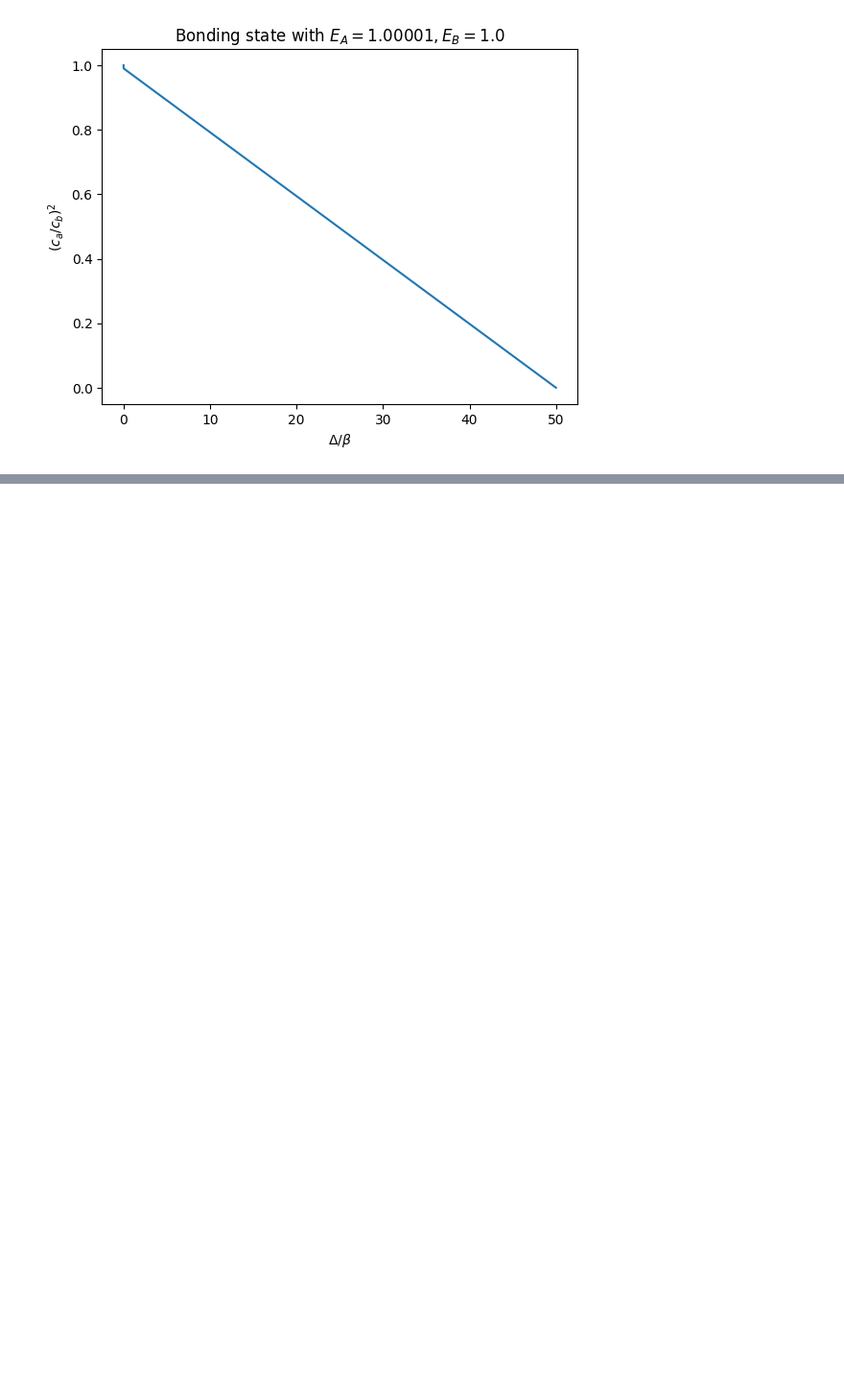
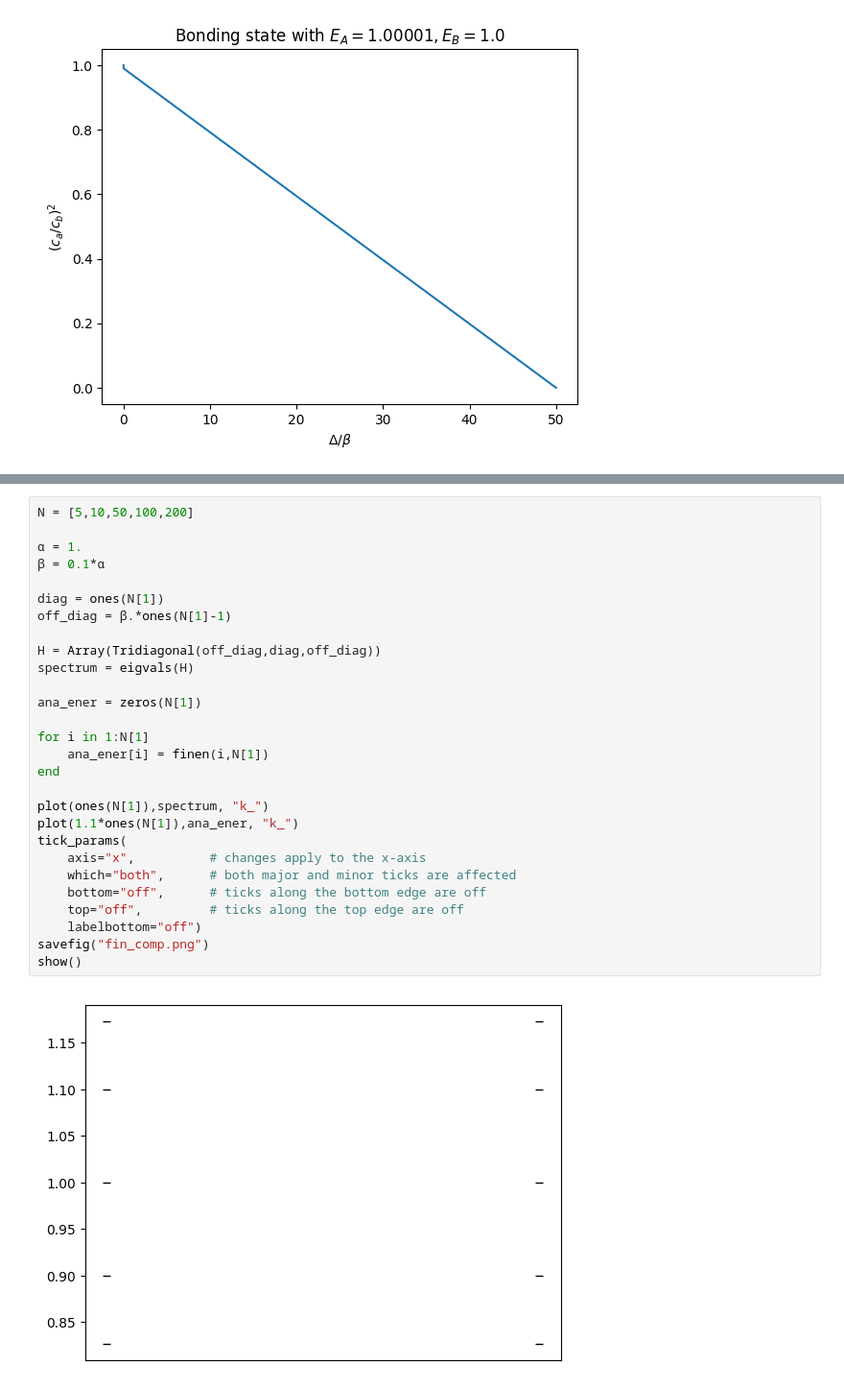
Before and after one commit to UriAceves/QuantumTheoryofMaterialsHW, a Jupyter notebook: HW02/ratios.ipynb, the cells around one changed output, grey strips where cells are left out. Shown at 96% size. Drawn from its saved outputs; the diff is of its cells as text; blank space fills up the shorter version.

```diff
--- a/HW02/ratios.ipynb
+++ b/HW02/ratios.ipynb
@@ -194,0 +309,30 @@ show()
+# %%
+N = [5,10,50,100,200]
+
+α = 1.
+β = 0.1*α
+
+diag = ones(N[1])
+off_diag = β.*ones(N[1]-1)
+
+H = Array(Tridiagonal(off_diag,diag,off_diag))
+spectrum = eigvals(H)
+
+ana_ener = zeros(N[1])
+
+for i in 1:N[1]
+    ana_ener[i] = finen(i,N[1])
+end
+
+plot(ones(N[1]),spectrum, "k_")
+plot(1.1*ones(N[1]),ana_ener, "k_")
+tick_params(
+    axis="x",          # changes apply to the x-axis
+    which="both",      # both major and minor ticks are affected
+    bottom="off",      # ticks along the bottom edge are off
+    top="off",         # ticks along the top edge are off
+    labelbottom="off")
+savefig("fin_comp.png")
+show()
+# %% [output]
+[figure, added]
```
Also changed, not shown: parts of 7 cells of this notebook, 8 other files.
